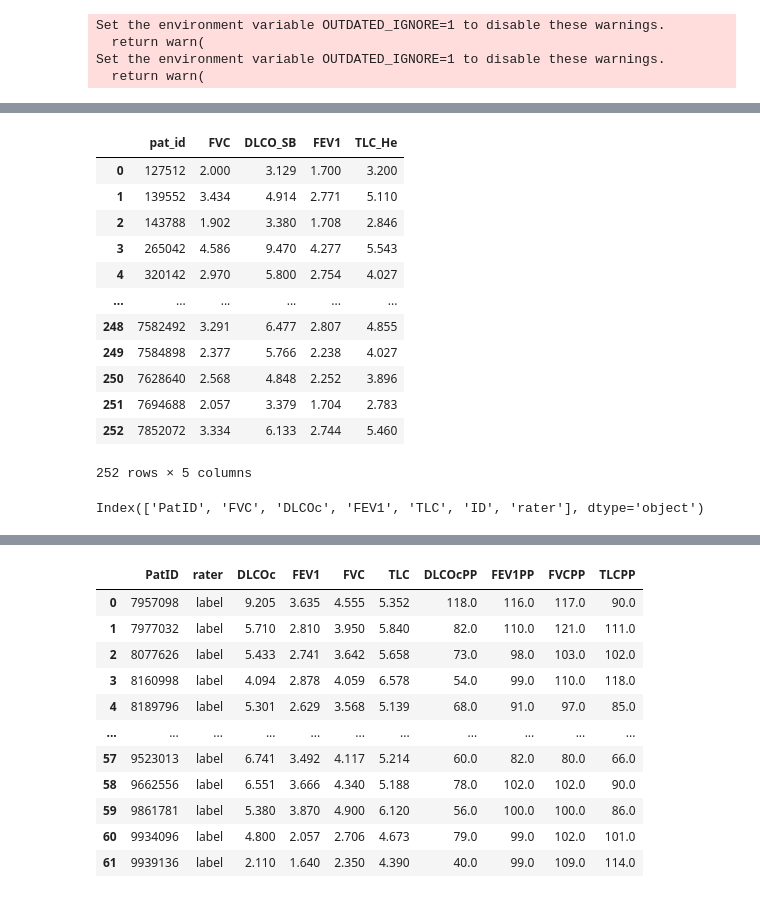
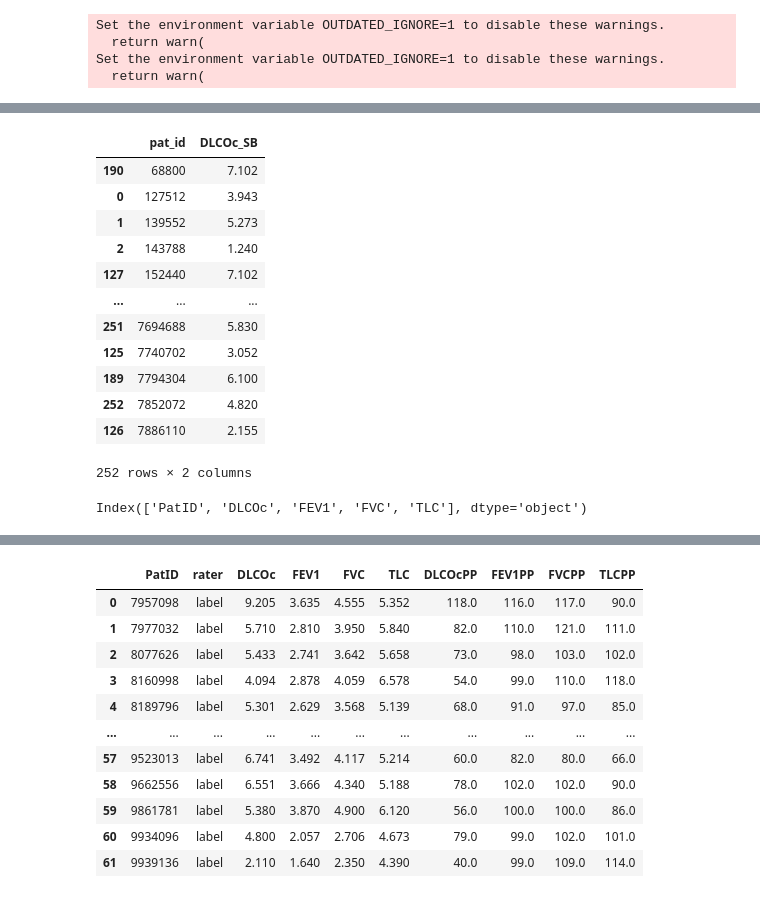
Before and after one commit to Jingnan-Jia/PFT_estimation, a Jupyter notebook: lung_function/scripts/jupyter_notebooks/calculate_reference.ipynb, the cells around one changed output, grey strips where cells are left out. Cells and saved outputs as stored; diff of their text form; code cells hidden in the pictures.

```diff
--- a/lung_function/scripts/jupyter_notebooks/calculate_reference.ipynb
+++ b/lung_function/scripts/jupyter_notebooks/calculate_reference.ipynb
@@ -32,0 +29,15 @@ df_net_pred = pd.read_csv(net_pred_fpath)
+# %%
+mode = 'valid'  # valid or test
+net_pred_fpath1 = f"/home/jjia/data/lung_function/lung_function/scripts/results/experiments/2663/{mode}_pred.csv"
+net_pred_fpath2 = f"/home/jjia/data/lung_function/lung_function/scripts/results/experiments/2654/{mode}_pred.csv"
+net_pred_fpath3 = f"/home/jjia/data/lung_function/lung_function/scripts/results/experiments/2655/{mode}_pred.csv"
+net_pred_fpath4 = f"/home/jjia/data/lung_function/lung_function/scripts/results/experiments/2661/{mode}_pred.csv"
+
+net_label_fpath = f"/home/jjia/data/lung_function/lung_function/scripts/results/experiments/2663/{mode}_label.csv"
+
+df_net_pred1 = pd.read_csv(net_pred_fpath1)
+df_net_pred2 = pd.read_csv(net_pred_fpath2)
+df_net_pred3 = pd.read_csv(net_pred_fpath3)
+df_net_pred4 = pd.read_csv(net_pred_fpath4)
+df_net_pred = pd.DataFrame({'pat_id': df_net_pred1['pat_id'],'DLCOc':df_net_pred1['DLCOc_SB'], 'FEV1': df_net_pred2['FEV1'], 'FVC': df_net_pred3['FVC'],'TLC': df_net_pred4['TLC_He'] })
+df_net_label = pd.read_csv(net_label_fpath)
@@ -44,26 +78,32 @@ if mode=='test':
     df_label = df.loc[df['PatID'] >= first_ts_pat_id]
 else:
     df_label = df.loc[df['PatID'] < first_ts_pat_id]
-# %%
-df_net_pred
-# %% [output]
-|  | pat_id | FVC | DLCO_SB | FEV1 | TLC_He |
-| 0 | 127512 | 2.000 | 3.129 | 1.700 | 3.200 |
-| 1 | 139552 | 3.434 | 4.914 | 2.771 | 5.110 |
-| 2 | 143788 | 1.902 | 3.380 | 1.708 | 2.846 |
-| 3 | 265042 | 4.586 | 9.470 | 4.277 | 5.543 |
-| 4 | 320142 | 2.970 | 5.800 | 2.754 | 4.027 |
-| ... | ... | ... | ... | ... | ... |
-| 248 | 7582492 | 3.291 | 6.477 | 2.807 | 4.855 |
-| 249 | 7584898 | 2.377 | 5.766 | 2.238 | 4.027 |
-| 250 | 7628640 | 2.568 | 4.848 | 2.252 | 3.896 |
-| 251 | 7694688 | 2.057 | 3.379 | 1.704 | 2.783 |
-| 252 | 7852072 | 3.334 | 6.133 | 2.744 | 5.460 |
-252 rows × 5 columns
+# %%
+df_net_pred = df_net_pred.sort_values(by='pat_id')
+df_net_label = df_net_label.sort_values(by='pat_id')
+
+df_net_label
+# %% [output]
+|  | pat_id | DLCOc_SB |
+| 190 | 68800 | 7.102 |
+| 0 | 127512 | 3.943 |
+| 1 | 139552 | 5.273 |
+| 2 | 143788 | 1.240 |
+| 127 | 152440 | 7.102 |
+| ... | ... | ... |
+| 251 | 7694688 | 5.830 |
+| 125 | 7740702 | 3.052 |
+| 189 | 7794304 | 6.100 |
+| 252 | 7852072 | 4.820 |
+| 126 | 7886110 | 2.155 |
+252 rows × 2 columns
 # %%
 df_net_pred = df_net_pred.rename(columns={'DLCOc_SB':'DLCOc', 'TLC_He': 'TLC', 'pat_id': 'PatID', 'DLCO_SB': 'DLCOc'})
-df_label = df_label.set_axis(range(len(df_label))).sort_values('PatID')
-df_net_pred = df_net_pred.set_axis(range(len(df_net_pred))).sort_values('PatID')
+df_net_label = df_net_label.rename(columns={'DLCOc_SB':'DLCOc', 'TLC_He': 'TLC', 'pat_id': 'PatID', 'DLCO_SB': 'DLCOc'})
+
+df_label = df_label.sort_values('PatID').set_axis(range(len(df_label)))
+df_net_pred = df_net_pred.sort_values('PatID').set_axis(range(len(df_net_pred)))
+df_net_label = df_net_label.sort_values('PatID').set_axis(range(len(df_net_label)))
 df_net_pred.columns
 # %% [output]
-Index(['PatID', 'FVC', 'DLCOc', 'FEV1', 'TLC', 'ID', 'rater'], dtype='object')
+Index(['PatID', 'DLCOc', 'FEV1', 'FVC', 'TLC'], dtype='object')
```
Also changed, not shown: parts of 6 cells of this notebook, 13 other files.
